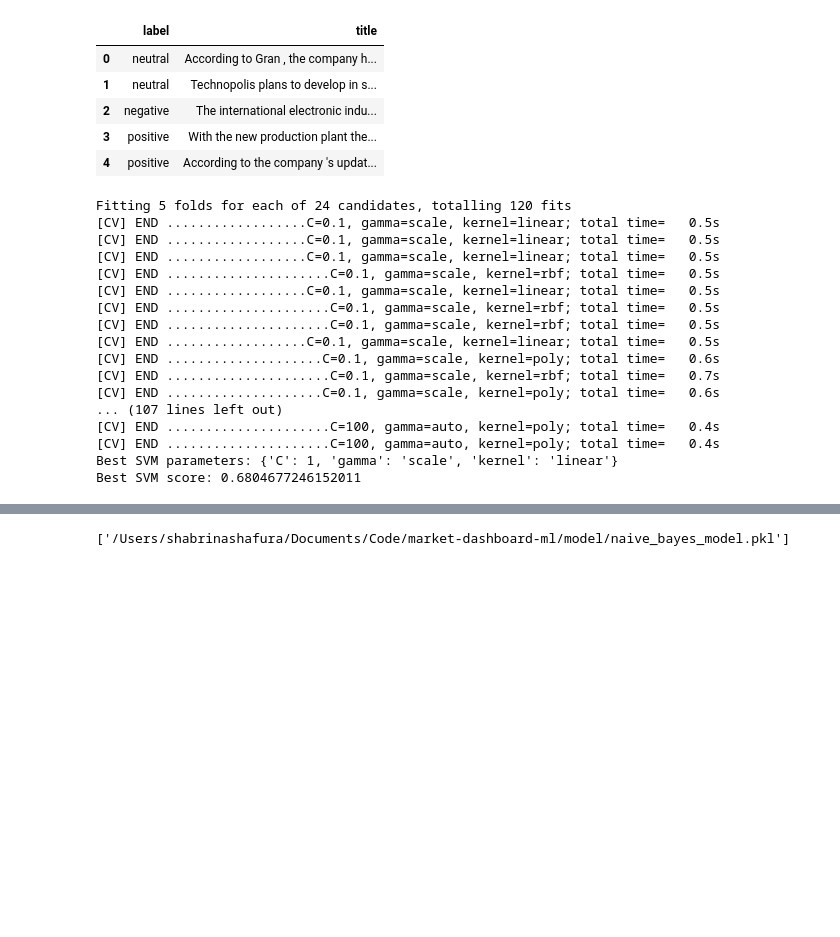
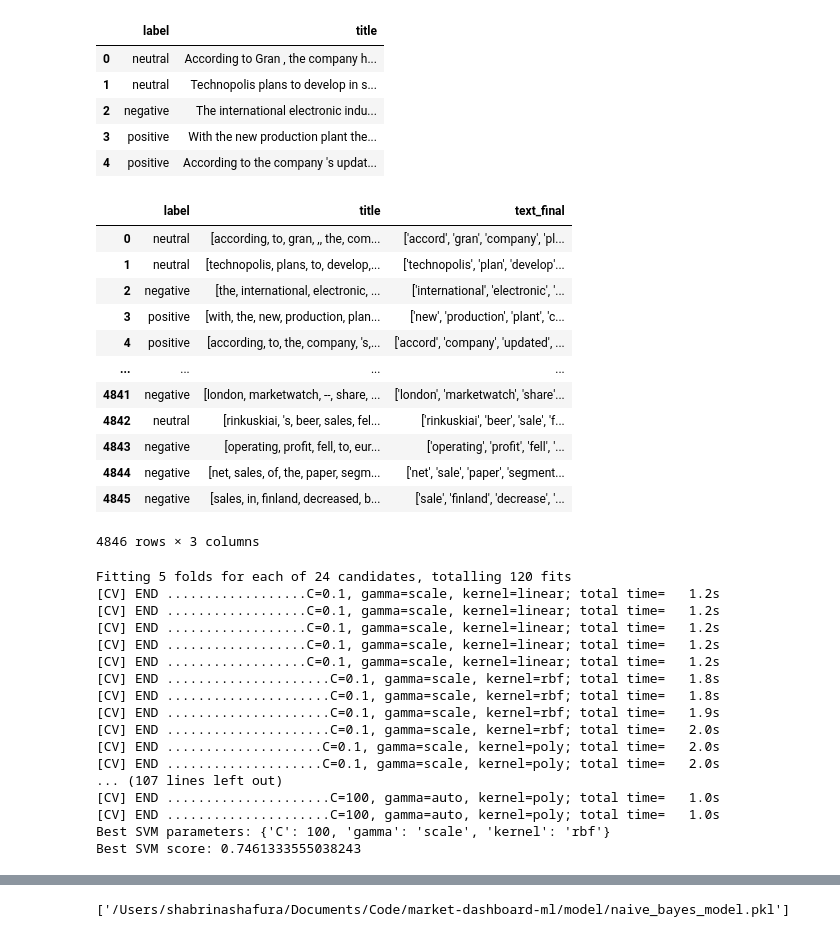
Before and after one commit to mushabtinumbang/market-dashboard, a Jupyter notebook: notebooks/02_train_svm_nb.ipynb, the cells around one changed output, grey strips where cells are left out. Drawn from its saved outputs; the diff is of its cells as text; code cells hidden in the pictures; blank space fills up the shorter version.

```diff
--- a/notebooks/02_train_svm_nb.ipynb
+++ b/notebooks/02_train_svm_nb.ipynb
@@ -26,6 +54,49 @@ df.head()
 | 2 | negative | The international electronic indu... |
 | 3 | positive | With the new production plant the... |
 | 4 | positive | According to the company 's updat... |
+# %%
+# Step - a : Remove blank rows if any.
+df['title'].dropna(inplace=True)
+
+df['title'] = [entry.lower() for entry in df['title']]
+df_tokenized = df.copy()
+df_tokenized['tokenized_title'] = [word_tokenize(entry) for entry in df['title']]
+df['title']= [word_tokenize(entry) for entry in df['title']]
+
+
+tag_map = defaultdict(lambda : wn.NOUN)
+tag_map['J'] = wn.ADJ
+tag_map['V'] = wn.VERB
+tag_map['R'] = wn.ADV
+
+for index,entry in enumerate(df['title']):
+    # Declaring Empty List to store the words that follow the rules for this step
+    Final_words = []
+    # Initializing WordNetLemmatizer()
+    word_Lemmatized = WordNetLemmatizer()
+    # pos_tag function below will provide the 'tag' i.e if the word is Noun(N) or Verb(V) or something else.
+    for word, tag in pos_tag(entry):
+        # Below condition is to check for Stop words and consider only alphabets
+        if word not in stopwords.words('english') and word.isalpha():
+            word_Final = word_Lemmatized.lemmatize(word,tag_map[tag[0]])
+            Final_words.append(word_Final)
+    # The final processed set of words for each iteration will be stored in 'text_final'
+    df.loc[index,'text_final'] = str(Final_words)
+df
+# %% [output]
+|  | label | title | text_final |
+| 0 | neutral | [according, to, gran, ,, the, com... | ['accord', 'gran', 'company', 'pl... |
+| 1 | neutral | [technopolis, plans, to, develop,... | ['technopolis', 'plan', 'develop'... |
+| 2 | negative | [the, international, electronic, ... | ['international', 'electronic', '... |
+| 3 | positive | [with, the, new, production, plan... | ['new', 'production', 'plant', 'c... |
+| 4 | positive | [according, to, the, company, 's,... | ['accord', 'company', 'updated', ... |
+| ... | ... | ... | ... |
+| 4841 | negative | [london, marketwatch, --, share, ... | ['london', 'marketwatch', 'share'... |
+| 4842 | neutral | [rinkuskiai, 's, beer, sales, fel... | ['rinkuskiai', 'beer', 'sale', 'f... |
+| 4843 | negative | [operating, profit, fell, to, eur... | ['operating', 'profit', 'fell', '... |
+| 4844 | negative | [net, sales, of, the, paper, segm... | ['net', 'sale', 'paper', 'segment... |
+| 4845 | negative | [sales, in, finland, decreased, b... | ['sale', 'finland', 'decrease', '... |
+4846 rows × 3 columns
 # %%
 # split the data into features (X) and labels (y)
 X = df['title']
@@ -55,29 +132,29 @@ svm_model = SVC()
 svm_grid_search = GridSearchCV(estimator=svm_model, param_grid=svm_param_grid, cv=5, verbose=2, n_jobs=-1)
 
 # Fit Grid Search to the data
-svm_grid_search.fit(X_train_tfidf, y_train)
+svm_grid_search.fit(Train_X_Tfidf, Train_Y)
 
 # Best parameters and score
 print("Best SVM parameters:", svm_grid_search.best_params_)
 print("Best SVM score:", svm_grid_search.best_score_)
 # %% [output]
 Fitting 5 folds for each of 24 candidates, totalling 120 fits
-[CV] END ..................C=0.1, gamma=scale, kernel=linear; total time=   0.5s
-[CV] END ..................C=0.1, gamma=scale, kernel=linear; total time=   0.5s
-[CV] END ..................C=0.1, gamma=scale, kernel=linear; total time=   0.5s
-[CV] END .....................C=0.1, gamma=scale, kernel=rbf; total time=   0.5s
-[CV] END ..................C=0.1, gamma=scale, kernel=linear; total time=   0.5s
-[CV] END .....................C=0.1, gamma=scale, kernel=rbf; total time=   0.5s
-[CV] END .....................C=0.1, gamma=scale, kernel=rbf; total time=   0.5s
-[CV] END ..................C=0.1, gamma=scale, kernel=linear; total time=   0.5s
-[CV] END ....................C=0.1, gamma=scale, kernel=poly; total time=   0.6s
-[CV] END .....................C=0.1, gamma=scale, kernel=rbf; total time=   0.7s
-[CV] END ....................C=0.1, gamma=scale, kernel=poly; total time=   0.6s
+[CV] END ..................C=0.1, gamma=scale, kernel=linear; total time=   1.2s
+[CV] END ..................C=0.1, gamma=scale, kernel=linear; total time=   1.2s
+[CV] END ..................C=0.1, gamma=scale, kernel=linear; total time=   1.2s
+[CV] END ..................C=0.1, gamma=scale, kernel=linear; total time=   1.2s
+[CV] END ..................C=0.1, gamma=scale, kernel=linear; total time=   1.2s
+[CV] END .....................C=0.1, gamma=scale, kernel=rbf; total time=   1.8s
+[CV] END .....................C=0.1, gamma=scale, kernel=rbf; total time=   1.8s
+[CV] END .....................C=0.1, gamma=scale, kernel=rbf; total time=   1.9s
+[CV] END .....................C=0.1, gamma=scale, kernel=rbf; total time=   2.0s
+[CV] END ....................C=0.1, gamma=scale, kernel=poly; total time=   2.0s
+[CV] END ....................C=0.1, gamma=scale, kernel=poly; total time=   2.0s
 ... (107 lines left out)
-[CV] END .....................C=100, gamma=auto, kernel=poly; total time=   0.4s
-[CV] END .....................C=100, gamma=auto, kernel=poly; total time=   0.4s
-Best SVM parameters: {'C': 1, 'gamma': 'scale', 'kernel': 'linear'}
-Best SVM score: 0.6804677246152011
+[CV] END .....................C=100, gamma=auto, kernel=poly; total time=   1.0s
+[CV] END .....................C=100, gamma=auto, kernel=poly; total time=   1.0s
+Best SVM parameters: {'C': 100, 'gamma': 'scale', 'kernel': 'rbf'}
+Best SVM score: 0.7461333555038243
 # %%
 # Use the best estimator to make predictions
 best_svm_model = svm_grid_search.best_estimator_
```
Also changed, not shown: parts of 9 cells of this notebook, 4 other files.
